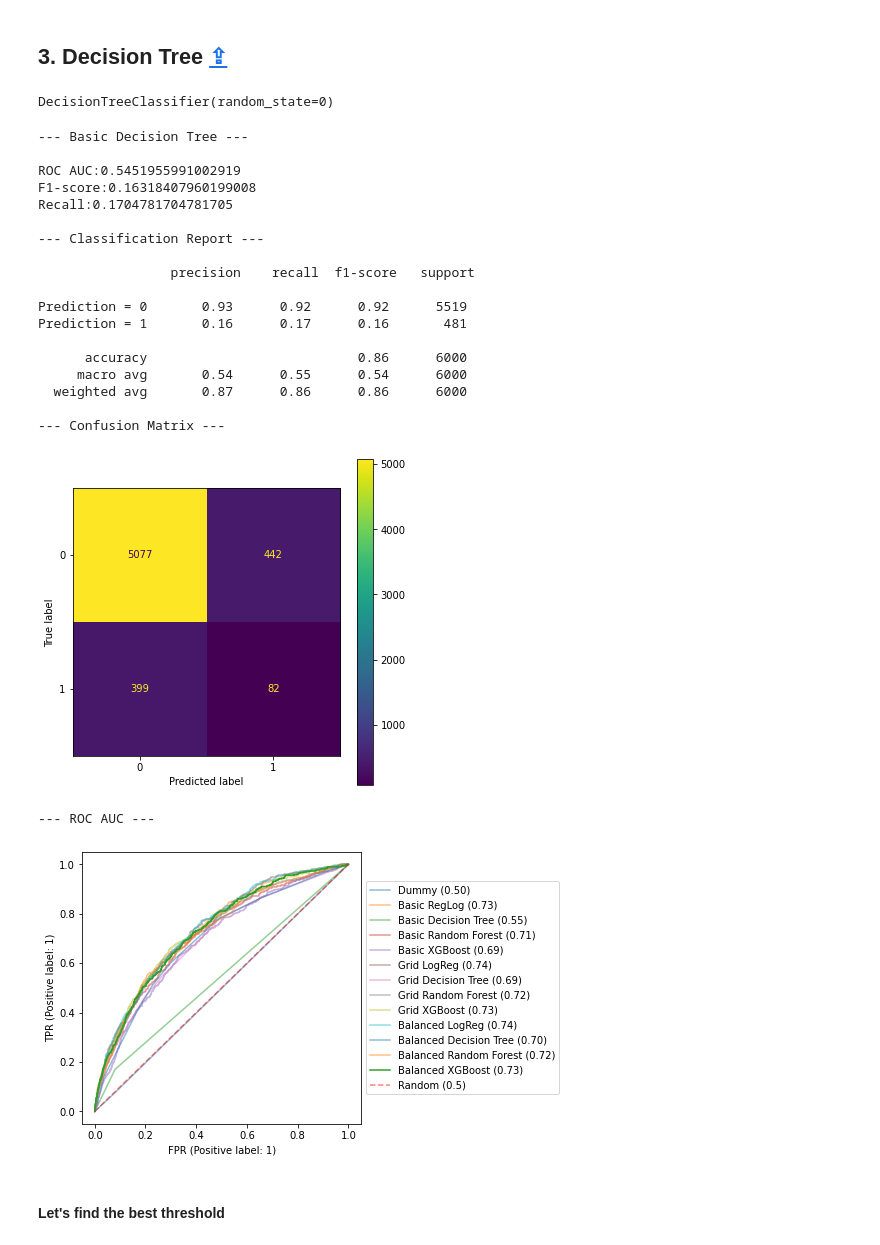
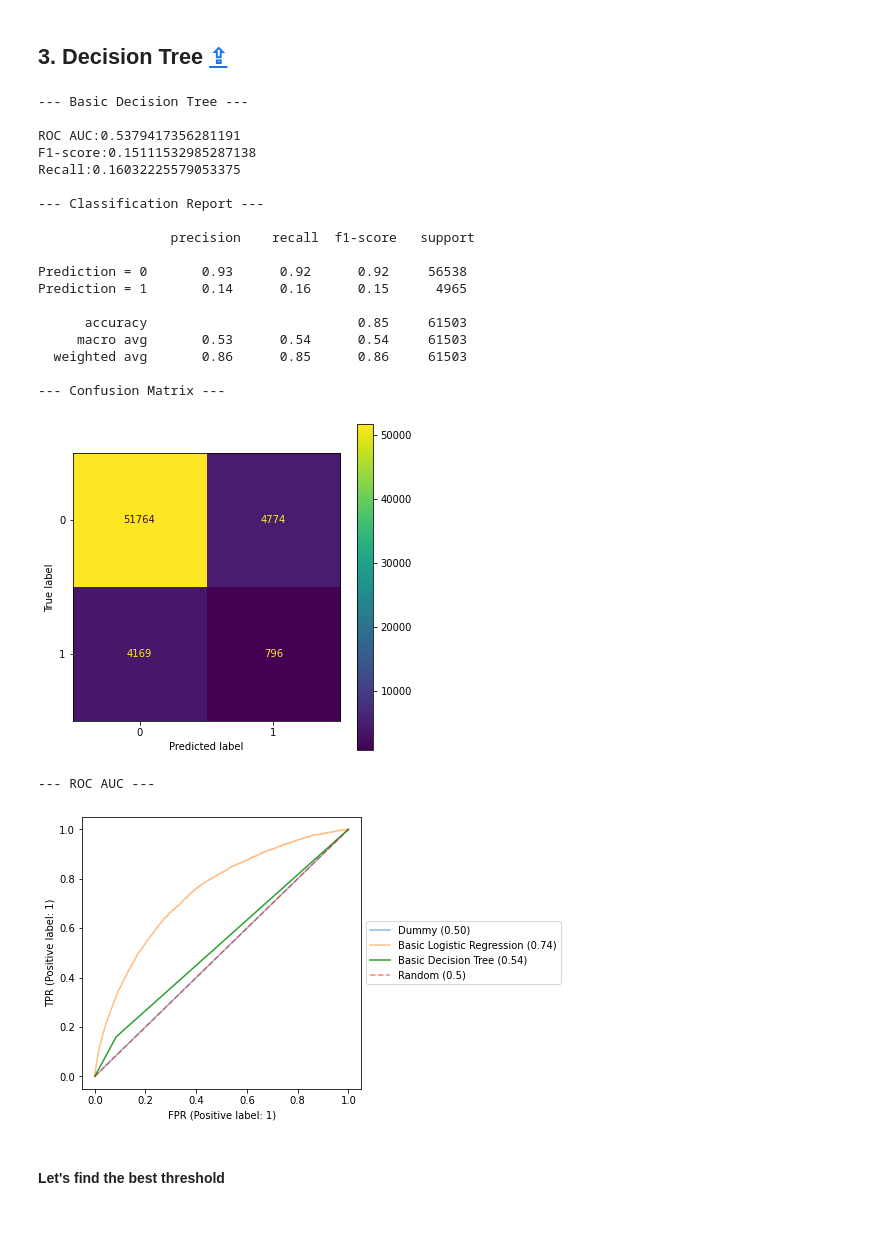
Before and after one commit to Valkea/OC_AI_04, a Jupyter notebook: 02_Scoring.ipynb, the cells around one changed output. Drawn from its saved outputs; the diff is of its cells as text; code cells hidden in the pictures.

```diff
--- a/02_Scoring.ipynb
+++ b/02_Scoring.ipynb
@@ -70,7 +70,7 @@ data_application_train.shape
 # %% [markdown]
 ## Feature Engigeering
 # %%
-data_clean = data_application_train[:30000].copy()
+data_clean = data_application_train.copy()
 # %%
 import missingno as msno
 # %% [markdown]
@@ -98,7 +98,8 @@ X_train, X_valid, y_train, y_valid = train_test_split(
                                                 X_train_full,
                                                 y_train_full,
                                                 test_size=X_test.shape[0],
-                                                random_state=0)
+                                                random_state=0,
+                                                stratify=y_train_full)
 # %%
 X_train.shape, y_train.shape, X_valid.shape, y_valid.shape, X_test.shape, y_test.shape
 # %% [output]
@@ -192,13 +194,13 @@ from sklearn.impute import SimpleImputer, IterativeImputer
 def fit_imputer(data, columns):
 
     imputer = SimpleImputer(strategy='median')
-    imputer = IterativeImputer(
-        imputation_order='ascending',
-        random_state=0,
+    #imputer = IterativeImputer(
+    #    imputation_order='ascending',
+    #    random_state=0,
         #min_value=0,
         #max_value=max_values_imput
-        n_nearest_features = 10,
-    )
+    #    n_nearest_features = 10,
+    #)
     imputer.fit(data[columns])
 
     return imputer
@@ -498,35 +521,33 @@ from sklearn.tree import DecisionTreeClassifier
 # %%
-clf_dt = DecisionTreeClassifier(random_state=0)
+t0 = time.perf_counter()
+
 clf_dt.fit(X_train, y_train)
+
+tt = time.perf_counter() - t0
-# %% [output]
-DecisionTreeClassifier(random_state=0)
 # %%
-y_pred_dt = clf_dt.predict(X_test)
-y_pred_proba_dt = clf_dt.predict_proba(X_test)[:,1]
-
-get_scores("Basic Decision Tree", y_test, y_pred_dt, y_pred_proba_dt, register=True)
+get_scores("Basic Decision Tree", clf_dt, training_time=tt, register=True)
 # %% [output]
 --- Basic Decision Tree ---
 
-ROC AUC:0.5451955991002919
-F1-score:0.16318407960199008
-Recall:0.1704781704781705
+ROC AUC:0.5379417356281191
+F1-score:0.15111532985287138
+Recall:0.16032225579053375
 
 --- Classification Report ---
 
                  precision    recall  f1-score   support
 
-Prediction = 0       0.93      0.92      0.92      5519
-Prediction = 1       0.16      0.17      0.16       481
+Prediction = 0       0.93      0.92      0.92     56538
+Prediction = 1       0.14      0.16      0.15      4965
 
-      accuracy                           0.86      6000
-     macro avg       0.54      0.55      0.54      6000
-  weighted avg       0.87      0.86      0.86      6000
+      accuracy                           0.85     61503
+     macro avg       0.53      0.54      0.54     61503
+  weighted avg       0.86      0.85      0.86     61503
 
 --- Confusion Matrix ---
-[figure, old version]
+[figure, new version]
 --- ROC AUC ---
-[figure, old version]
+[figure, new version]
 # %% [markdown]
 #### Let's find the best threshold
 # %%
```
Also changed, not shown: parts of 136 cells of this notebook.
